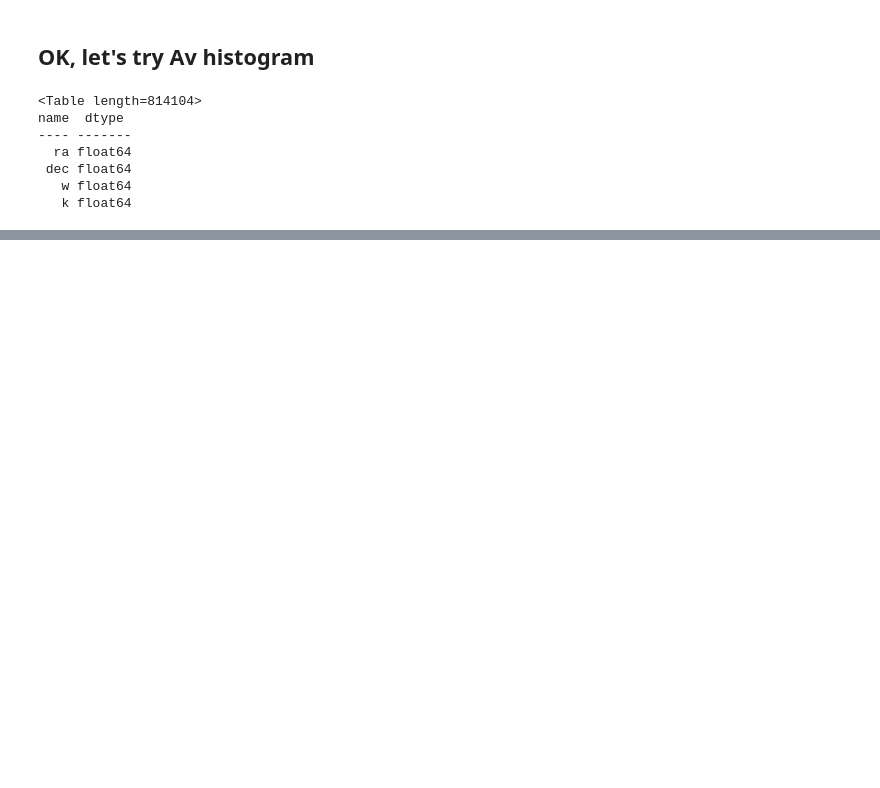
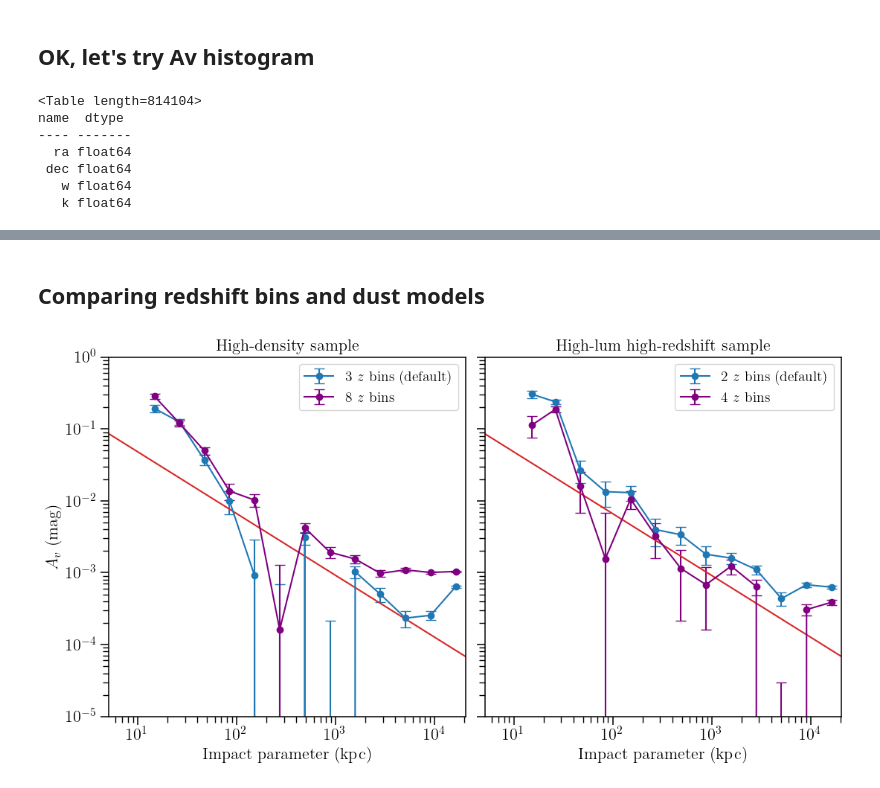
Before and after one commit to mcclearyj/dusthalos, a Jupyter notebook: writeup/misc_dust_plots.ipynb, the cells around one changed output, grey strips where cells are left out. Cells and saved outputs as stored; diff of their text form; code cells hidden in the pictures; blank space fills up the shorter version.

```diff
--- a/writeup/misc_dust_plots.ipynb
+++ b/writeup/misc_dust_plots.ipynb
@@ -236,3 +241,23 @@ DescribeResult(nobs=1764435, minmax=(-2.99988412976187, 2.9996145394699965), mea
 median: -0.01625430842954523
 # %%
 hidens_stats2.skewness
+# %% [markdown]
+## Comparing redshift bins and dust models
+# %%
+###
+### First, define some parameters
+###
+
+# Set z_theory and z_foreground levels
+z_theory = 0.36 # Menard
+z_fg = 0.088 # Filtered WISExSCOS
+
+theory_kpc = cosmo.kpc_proper_per_arcmin(z_theory)
+fg_gal_kpc = cosmo.kpc_proper_per_arcmin(z_fg)
+
+scl = fg_gal_kpc.value
+#theory_scl = 304*cosmo.h -- yields their answer
+theory_scl = theory_kpc.value
+xlabel_unit = 'kpc'
+theory_r = np.logspace(-2,5,10)
+av = 2.5e-3 * (theory_r/theory_scl)**(-0.86)
@@ -238,0 +299,42 @@ hidens_stats2.skewness
+# %%
+fig, ax = plt.subplots(1, 2, figsize=(11,6), tight_layout=True, sharey=True)
+
+## First do hi-dens
+ax[0].errorbar(hidens_dk['meanr']*scl, dust_hidens, yerr=hidens_dk['sigma'],
+            fmt='-o',capsize=5, color='tab:blue',
+            label='3 $z$ bins (default)')
+ax[0].errorbar(hidens2_dk['meanr']*scl, dust_hidens2,
+            yerr=hidens2_dk['sigma'], fmt='-o',capsize=5,
+            color='purple', label='8 $z$ bins')
+ax[0].plot(theory_r, av, color='tab:red')
+
+ax[0].set_xscale('log')
+ax[0].set_yscale('log')
+ax[0].set_xlim(0.05*scl, 200*scl)
+ax[0].set_ylim(1E-5, 1)
+ax[0].set_xlabel(f'Impact parameter ({xlabel_unit})', fontsize=16)
+ax[0].set_ylabel(r'$A_v$ (mag)', fontsize=16)
+ax[0].legend()
+ax[0].set_title('High-density sample')
+
+
+## Now do high-z part
+ax[1].errorbar(hiz_dk['meanr']*scl, dust_hiz, yerr=hiz_dk['sigma'],
+            fmt='-o',capsize=5, color='tab:blue',
+            label='2 $z$ bins (default)')
+ax[1].errorbar(hiz2_dk['meanr']*scl, dust_hiz2,
+            yerr=hiz2_dk['sigma'], fmt='-o',capsize=5,
+            color='purple', label='4 $z$ bins')
+ax[1].plot(theory_r, av, color='tab:red')
+
+ax[1].set_xscale('log')
+ax[1].set_yscale('log')
+ax[1].set_xlim(0.05*scl, 200*scl)
+ax[1].set_xlabel(f'Impact parameter ({xlabel_unit})', fontsize=16)
+ax[1].set_title('High-lum high-redshift sample')
+ax[1].legend()
+
+fig.savefig('figures/num_redshift_bins_comparision.pdf')
+fig.savefig('figures/num_redshift_bins_comparision.png')
+# %% [output]
+[figure, added]
```
Also changed, not shown: parts of 10 cells of this notebook, 10 other files.
